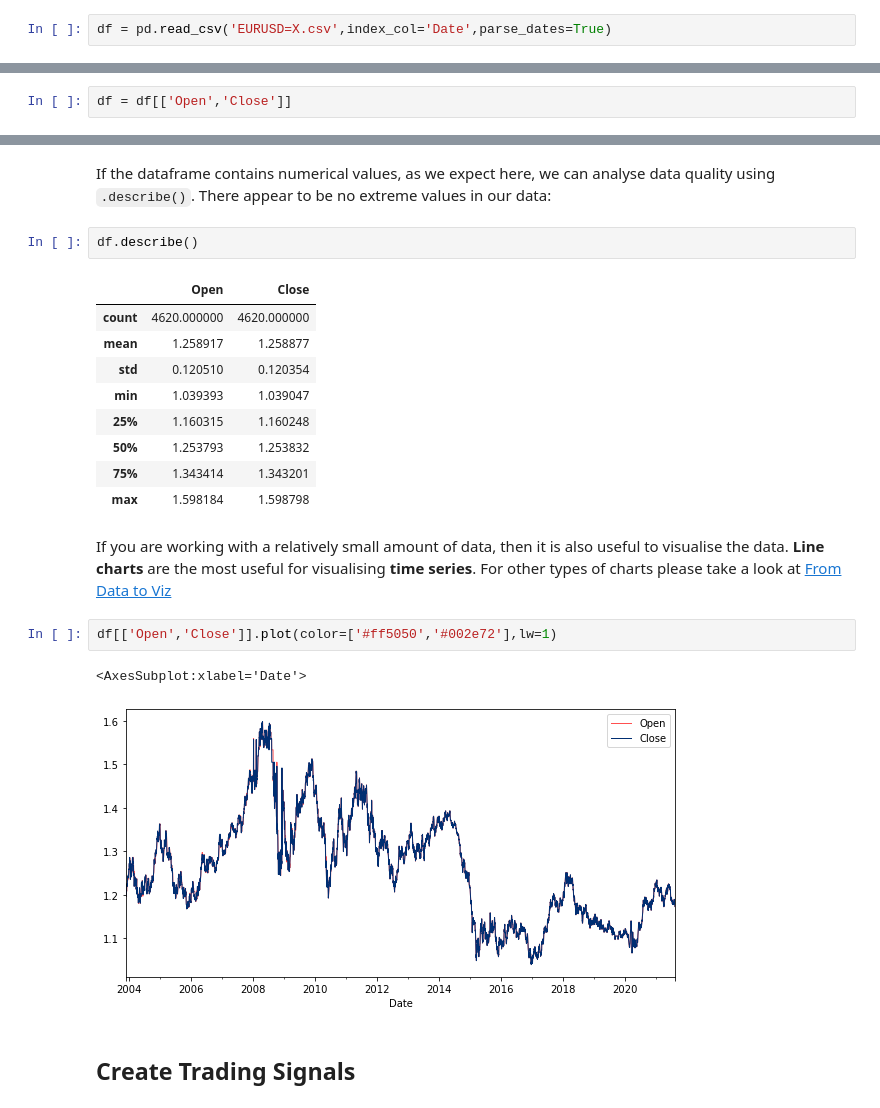
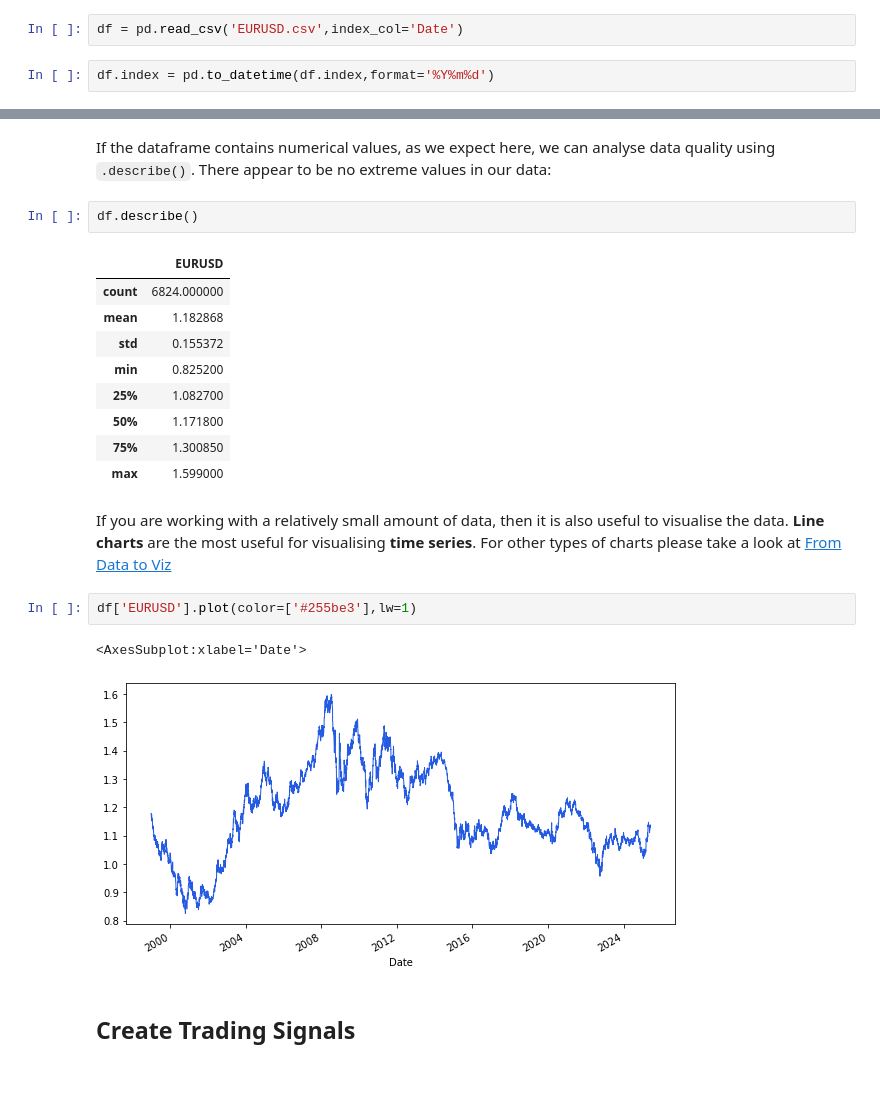
Before and after one commit to kristjan3/Introduction-to-Python, a Jupyter notebook: EURUSD Trend Strategy Simulation.ipynb, the cells around one changed output, grey strips where cells are left out. Saved outputs shown, nothing was run; the diff lists cells and outputs as text; blank space fills up the shorter version.

```diff
--- a/EURUSD Trend Strategy Simulation.ipynb
+++ b/EURUSD Trend Strategy Simulation.ipynb
@@ -20,7 +24,9 @@ I already know it contains a column `Date` which I want to use as index and I wa
 
 Alternatively, if the volume of data is large (not the case here) and I didn't want to re-import, indexing and date parsing can also be achieved with separate lines of code after the import.
 # %%
-df = pd.read_csv('EURUSD=X.csv',index_col='Date',parse_dates=True)
+df = pd.read_csv('EURUSD.csv',index_col='Date')
+# %%
+df.index = pd.to_datetime(df.index,format='%Y%m%d')
 # %% [markdown]
 ## Validate Exchange Rate Data
 # %% [markdown]
@@ -37,5 +41,3 @@ We want to keep columns __`Open`__ and __`Close`__ for this analysis.
-# %%
-df = df[['Open','Close']]
 # %% [markdown]
 Check if there are missing values.
 # %%
@@ -60,22 +61,22 @@ If the dataframe contains numerical values, as we expect here, we can analyse da
 # %%
 df.describe()
 # %% [output]
-|  | Open | Close |
-| count | 4620.000000 | 4620.000000 |
-| mean | 1.258917 | 1.258877 |
-| std | 0.120510 | 0.120354 |
-| min | 1.039393 | 1.039047 |
-| 25% | 1.160315 | 1.160248 |
-| 50% | 1.253793 | 1.253832 |
-| 75% | 1.343414 | 1.343201 |
-| max | 1.598184 | 1.598798 |
+|  | EURUSD |
+| count | 6824.000000 |
+| mean | 1.182868 |
+| std | 0.155372 |
+| min | 0.825200 |
+| 25% | 1.082700 |
+| 50% | 1.171800 |
+| 75% | 1.300850 |
+| max | 1.599000 |
 # %% [markdown]
 If you are working with a relatively small amount of data, then it is also useful to visualise the data. __Line charts__ are the most useful for visualising __time series__. For other types of charts please take a look at <a href="https://www.data-to-viz.com/">From Data to Viz</a>
 # %%
-df[['Open','Close']].plot(color=['#ff5050','#002e72'],lw=1)
+df['EURUSD'].plot(color=['#255be3'],lw=1)
 # %% [output]
 <AxesSubplot:xlabel='Date'>
-[figure, old version]
+[figure, new version]
 # %% [markdown]
 ## Create Trading Signals
 # %% [markdown]
```
Also changed, not shown: parts of 12 cells of this notebook, 2 other files.
